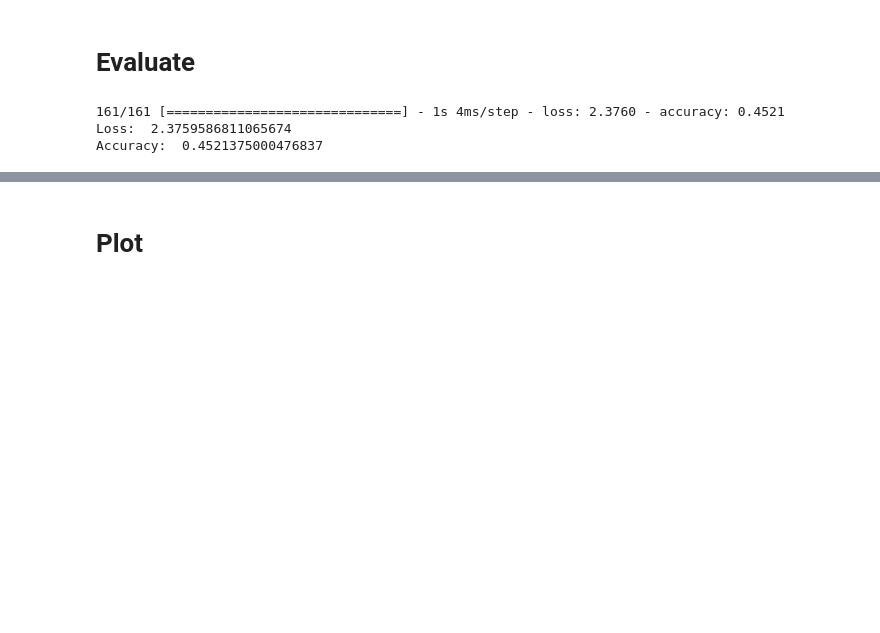
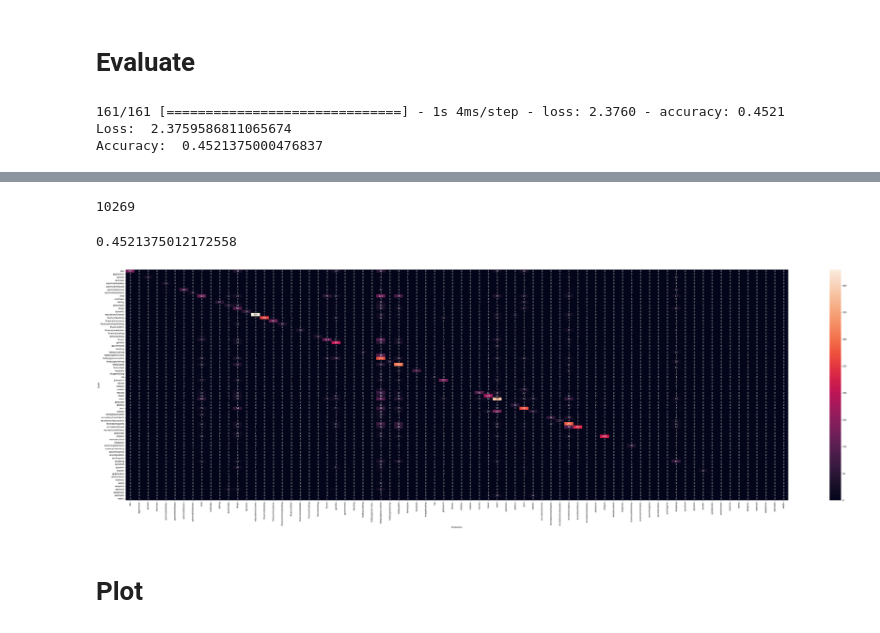
Before and after one commit to rajashekar/colab, a Jupyter notebook: pydomain.ipynb, the cells around one changed output, grey strips where cells are left out. Cells and saved outputs as stored; diff of their text form; code cells hidden in the pictures; blank space fills up the shorter version.

```diff
--- a/pydomain.ipynb
+++ b/pydomain.ipynb
@@ -476,0 +520,9 @@ Accuracy:  0.4521375000476837
+# %%
+test_txt = []
+test_labels = []
+
+for txt, label in test_ds:
+  for t in txt:
+    test_txt.append(t.numpy())
+  for l in label:
+    test_labels.append(l.numpy())
@@ -476,0 +545,12 @@ Accuracy:  0.4521375000476837
+# %%
+test_txt = np.array(test_txt)
+test_labels = np.array(test_labels)
+# %%
+predicted = model.predict(test_txt)
+# %%
+len(predicted)
+# %% [output]
+10269
+# %%
+y_pred = np.argmax(predicted, axis=1)
+y_true = np.argmax(test_labels, axis=1)
@@ -477,3 +559,22 @@ Accuracy:  0.4521375000476837
+# %%
+test_acc
+# %% [output]
+0.4521375012172558
+# %%
+import matplotlib.pyplot as plt
+import seaborn as sns
+
+confusion_mtx = tf.math.confusion_matrix(y_true, y_pred)
+plt.figure(figsize=(70, 20))
+sns.heatmap(confusion_mtx,
+            xticklabels=classes,
+            yticklabels=classes,
+            annot=True, fmt='g')
+plt.xlabel('Prediction')
+plt.ylabel('Label')
+plt.show()
+# %% [output]
+[figure, added]
 # %% [markdown]
 # Plot
 # %%
```
Also changed, not shown: parts of 12 cells of this notebook.
